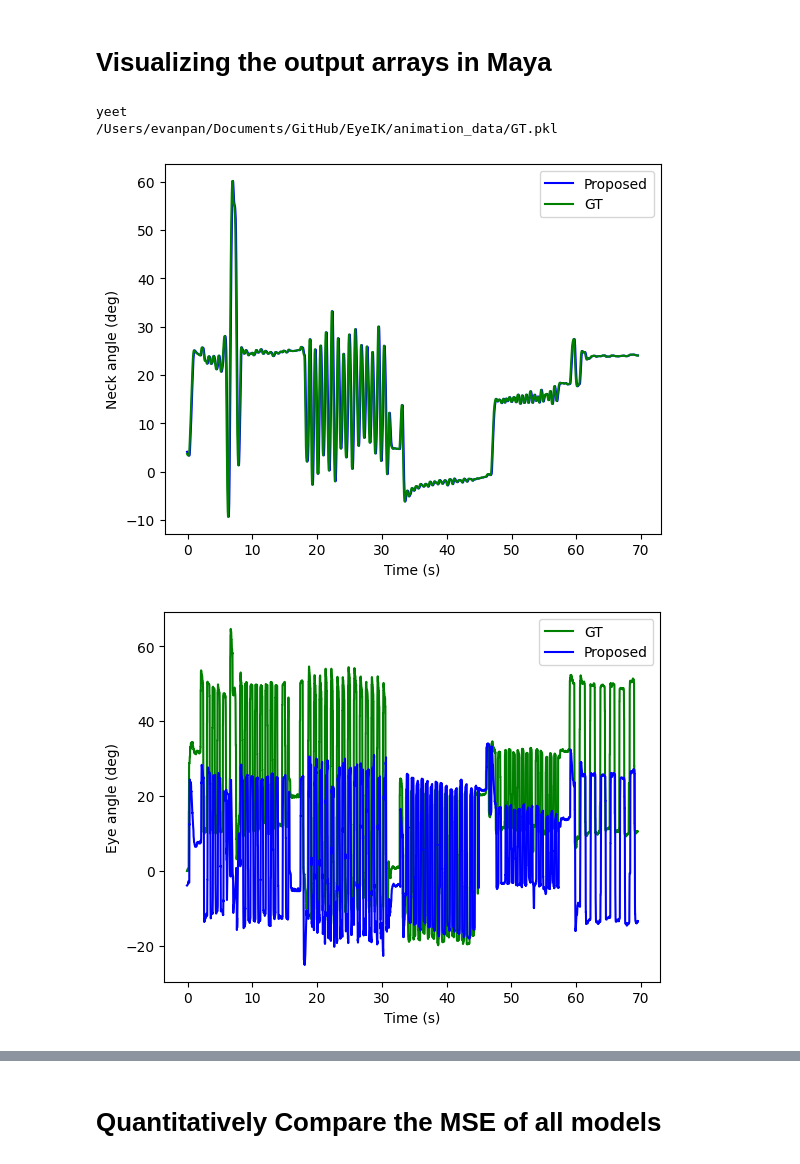
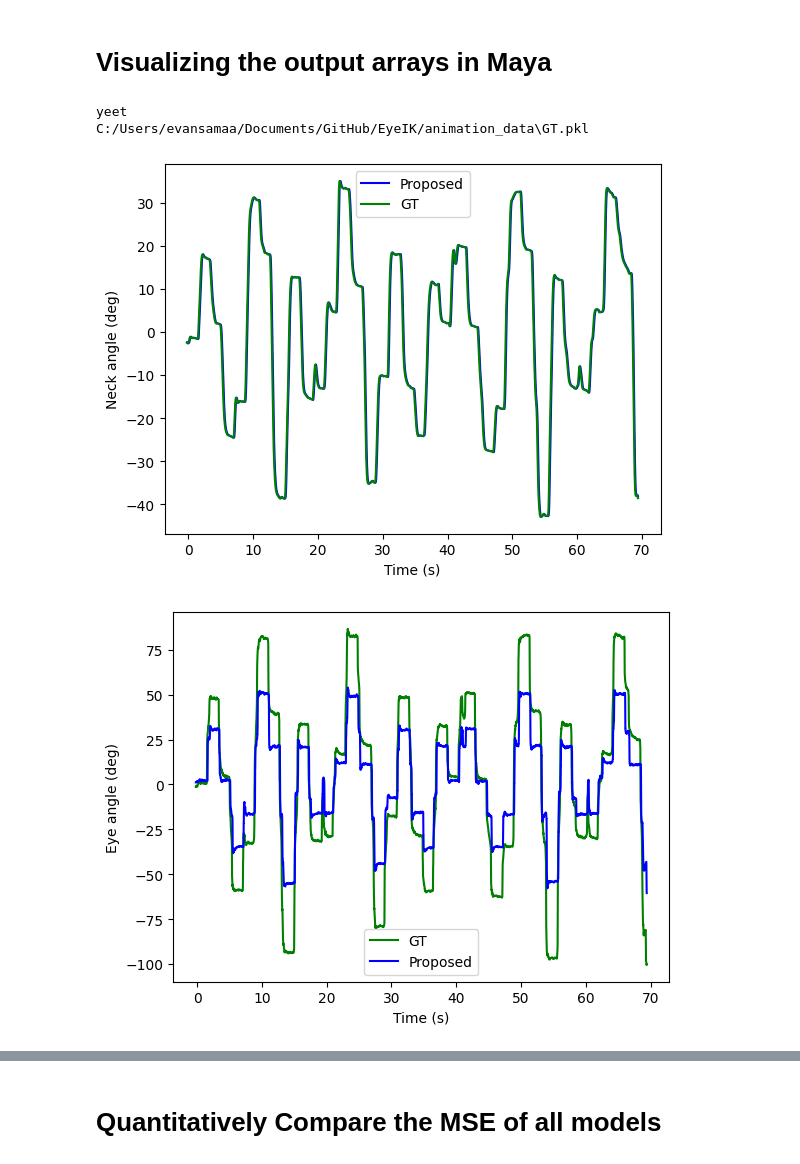
Before and after one commit to EvanSamaa/EyeIK, a Jupyter notebook: test_model_gt_example.ipynb, the cells around one changed output, grey strips where cells are left out. Drawn from its saved outputs; the diff is of its cells as text; code cells hidden in the pictures.

```diff
--- a/test_model_gt_example.ipynb
+++ b/test_model_gt_example.ipynb
@@ -31,11 +31,15 @@ import pandas as pd
 %aimport Signal_processing_utils
 %aimport Geometry_Util
 # %%
-def output_motion(hk, ek, micro_saccade, outpath):
+def output_motion(hk, ek, micro_saccade, outpath, delay=0.0):
     blend_weight = []
     for i in range(1, len(hk[0])-1):
         velocity = math.sqrt((hk[0][i][1]-hk[0][i-1][1])**2 + (hk[0][i-1][2]-hk[0][i][2])**2)
         blend_weight.append([hk[0][i][0], 1 - min(1, velocity/0.75)])
+    for i in range(0, len(ek[0])):
+        ek[0][i][0] -= delay
+    for i in range(0, len(hk[0])):
+        hk[0][i][0] -= delay
     out = {"eye_frames": ek,
             "head_frames": hk,
             "micro_saccade": micro_saccade,
@@ -195,13 +275,13 @@ class InternalModelFromCapture:
     def get_base_pose(self):
         return np.array([0, 0, 100])
 # %%
-# drive = "F:/"
+drive = "F:/"
 # drive = "E:/"
-drive = "/Volumes/EVAN_DISK/"
-# input_json_0 = json.load(open(os.path.join(*[drive, "MASC/EYE_IK/ground_truth/Experiment_2_onward_condition_pilot.json"])))
+# drive = "/Volumes/EVAN_DISK/"
+input_json_0 = json.load(open(os.path.join(*[drive, "MASC/EYE_IK/ground_truth/Experiment_2_onward_condition_pilot.json"])))
 # input_json_0 = json.load(open(os.path.join(*[drive, "MASC/EYE_IK/ground_truth/Experiment_2_random_condition.json"])))
 # input_json_0 = json.load(open(os.path.join(*[drive, "MASC/EYE_IK/ground_truth/Experiment_1_double_look_condition_pilot.json"])))
-input_json_0 = json.load(open(os.path.join(*[drive, "MASC/EYE_IK/ground_truth/Experiment_1_tennis_condition_pilot.json"])))
+# input_json_0 = json.load(open(os.path.join(*[drive, "MASC/EYE_IK/ground_truth/Experiment_1_tennis_condition_pilot.json"])))
 print(input_json_0.keys())
 
 internal_model_0 = InternalModelFromCapture(input_json_0)
@@ -213,9 +293,12 @@ dict_keys(['head_trajectory', 'eye_trajectory', 'target_trajectory', 'input_targ
 # %% [markdown]
 # Select the Deesired set of inputs
 # %%
-# OUTPUT_ROOT = "C:/Users/evansamaa/Documents/GitHub/EyeIK/animation_data"
+OUTPUT_ROOT = "C:/Users/evansamaa/Documents/GitHub/EyeIK/animation_data"
 # OUTPUT_ROOT = "C:/Users/evan1/OneDrive/Documents/GitHub/EyeIK/animation_data"
-OUTPUT_ROOT = "/Users/evanpan/Documents/GitHub/EyeIK/animation_data"
+# OUTPUT_ROOT = "/Users/evanpan/Documents/GitHub/EyeIK/animation_data"
+OUTPUT_VIDEO_ROOT = "C:/Users/evansamaa/Documents/GitHub/EyeIK/output_video_data"
+model_name_pairs = [["GT", "Proposed_graph"], ["GT", "Itti"]]
+radius_pairs = [[200, 160], [200, 160]]
 input_json = input_json_0
 sequence = sequence_0
 input_sequence = get_gaze_inputs_naive(np.array(input_json["eye_trajectory"]), np.array(input_json["head_trajectory"]), input_json["input_target_times"], input_json["input_target_angle"])
@@ -288,22 +371,22 @@ def compare_kf_error_hk(ek1, ek2, hk1, hk2, name1="GT"):
 # %%
 from Ground_truth_implementation import *
 
 saccade_generator = Ground_truth_SacccadeGenerator(input_json=input_json)
 gt_ek, gt_hk, gt_micro_saccade = saccade_generator.compute()
-output_motion(gt_hk, gt_ek, gt_micro_saccade, os.path.join(OUTPUT_ROOT, "GT.pkl"))
+output_motion(gt_hk, gt_ek, gt_micro_saccade, os.path.join(OUTPUT_ROOT, "GT.pkl"), delay=0.1)
 gt_hk_angles = np.array(gt_hk[0])[:, 1]
 gt_hk_times = np.array(gt_hk[0])[:, 0]
 gt_hk_angles_interp = interp1d(gt_hk_times, gt_hk_angles, axis=0, fill_value="extrapolate")
 gt_gaze_angles = rotation_angles_frome_positions(np.array(gt_ek[0])[:, 1:])
 gt_gaze_angles = np.array(gt_gaze_angles)[:, 0] + gt_hk_angles
 gt_ek_angles_interp = interp1d(gt_hk_times, gt_gaze_angles, axis=0, fill_value="extrapolate")
 compare_kf_plot_hk(gt_ek, gt_ek, gt_hk, gt_hk, end=plot_ending)
 compare_kf_plot_ek(gt_ek, gt_ek, gt_hk, gt_hk, end=plot_ending)
 # %% [output]
 yeet
-/Users/evanpan/Documents/GitHub/EyeIK/animation_data/GT.pkl
+C:/Users/evansamaa/Documents/GitHub/EyeIK/animation_data\GT.pkl
-[figure, old version]
+[figure, new version]
-[figure, old version]
+[figure, new version]
 # %%
 from EyeCatch_implementation import *
 # get target positions from the scene:
```
Also changed, not shown: parts of 13 cells of this notebook, 14 other files.
